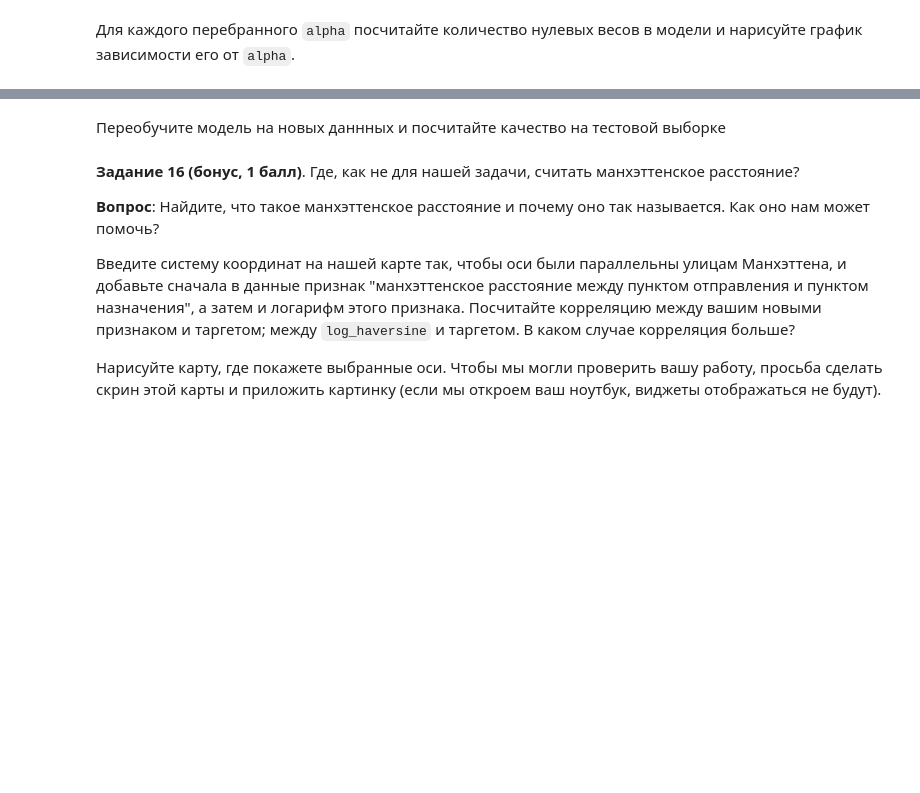
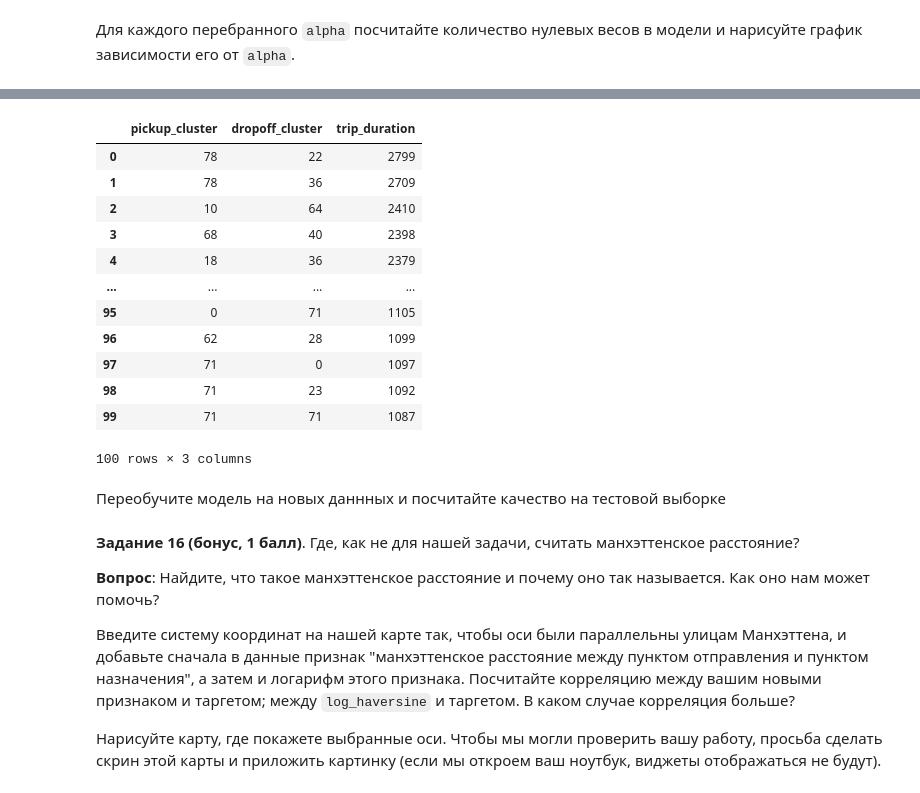
Before and after one commit to EvgeniiMaslov/python-playground, a Jupyter notebook: university_ml/homework-practice-02.ipynb, the cells around one changed output, grey strips where cells are left out. Drawn from its saved outputs; the diff is of its cells as text; code cells hidden in the pictures; blank space fills up the shorter version.

```diff
--- a/university_ml/homework-practice-02.ipynb
+++ b/university_ml/homework-practice-02.ipynb
@@ -926,3 +945,25 @@ plt.plot(zero_weights, alphas)
+# %%
+#╰( ͡° ͜ʖ ͡° )つ──☆*:・ﾟ
+clusters = x_train[['pickup_cluster', 'dropoff_cluster', 'trip_duration']]
+group = clusters.groupby(['pickup_cluster', 'dropoff_cluster']).count()
+group = group.sort_values(by=['trip_duration'], ascending=False)
+group.reset_index(inplace=True)
+first100 = group.iloc[:100]
+first100
+# %% [output]
+|  | pickup_cluster | dropoff_cluster | trip_duration |
+| 0 | 78 | 22 | 2799 |
+| 1 | 78 | 36 | 2709 |
+| 2 | 10 | 64 | 2410 |
+| 3 | 68 | 40 | 2398 |
+| 4 | 18 | 36 | 2379 |
+| ... | ... | ... | ... |
+| 95 | 0 | 71 | 1105 |
+| 96 | 62 | 28 | 1099 |
+| 97 | 71 | 0 | 1097 |
+| 98 | 71 | 23 | 1092 |
+| 99 | 71 | 71 | 1087 |
+100 rows × 3 columns
 # %% [markdown]
 Переобучите модель на новых даннных и посчитайте качество на тестовой выборке
 # %%
```
Also changed, not shown: parts of 30 cells of this notebook, 13 other files.
